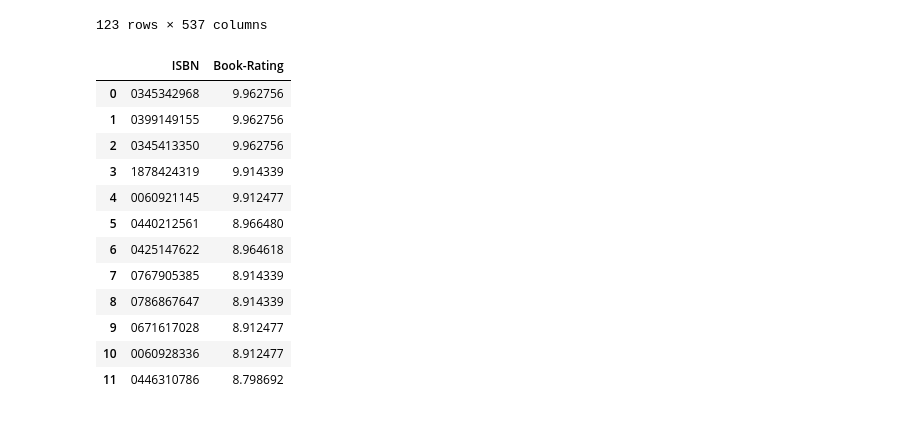
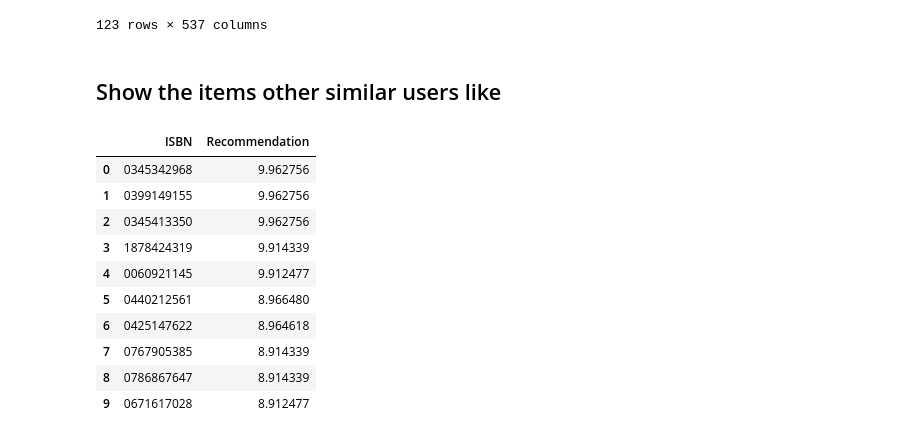
Before and after one commit to marinaepitropaki/BookRecommendationSystem, a Jupyter notebook: lukas.ipynb, the cells around one changed output. Drawn from its saved outputs; the diff is of its cells as text; code cells hidden in the pictures.

```diff
--- a/lukas.ipynb
+++ b/lukas.ipynb
@@ -438,9 +422,9 @@ n_users = 500
 user_min_similar = 0.5
 
 
-similar_users = user_similarity[user_similarity[picked_userid]>=user_min_similar][picked_userid].sort_values(ascending=False)[:n_users]
+similar_users = user_similarity[user_similarity[userid]>=user_min_similar][userid].sort_values(ascending=False)[:n_users]
 # Print out top n similar users
-print(f'The similar users for user {picked_userid} are', similar_users)
+print(f'The similar users for user {userid} are', similar_users)
 # %% [output]
 The similar users for user 26 are User-ID
 43113     0.742735
@@ -460,6 +442,6 @@ Name: 26, Length: 123, dtype: float64
 # %%
-#picked_userid_watched = matrix_norm[matrix_norm.index == picked_userid].dropna(axis=1, how='all')
-#picked_userid_watched
+userid_watched = matrix_norm[matrix_norm.index == userid].dropna(axis=1, how='all')
+userid_watched
 # %% [output]
 | ISBN | 002542730X | 0060096195 | 006016848X | 0060173289 | 0060175400 | 0060199652 | 0060391626 | 0060392452 | ... |
 | User-ID |  |  |  |  |  |  |  |  | ... |
@@ -471,7 +453,7 @@ Name: 26, Length: 123, dtype: float64
 similar_user_books = matrix_norm[matrix_norm.index.isin(similar_users.index)].dropna(axis=1, how='all')
 
 # exclude already liked books
-similar_user_books.drop(picked_userid_watched.columns,axis=0, inplace=True, errors='ignore')
+similar_user_books.drop(userid_watched.columns,axis=0, inplace=True, errors='ignore')
 similar_user_books
 # %% [output]
 | ISBN | 002542730X | 0060096195 | 006016848X | 0060173289 | 0060175400 | 0060199652 | 0060391626 | 0060392452 | ... |
@@ -493,8 +475,6 @@ similar_user_books
 # %%
-# Remove the watched movie from the movie list
-similar_user_movies[similar_user_movies < 0] = float("NaN")
-
-similar_user_movies
+similar_user_books[similar_user_books < 0] = float("NaN")
+similar_user_books
 # %% [output]
 | ISBN | 002542730X | 0060096195 | 006016848X | 0060173289 | 0060175400 | 0060199652 | 0060391626 | 0060392452 | ... |
 | User-ID |  |  |  |  |  |  |  |  | ... |
@@ -515,32 +493,36 @@ similar_user_movies
+# %% [markdown]
+## Show the items other similar users like
 # %%
 import math
-item_score = {}
+books = {}
 
-for i in similar_user_movies.columns:
+for i in similar_user_books.columns:
 
-    total = 0 # Create a variable to store the score
-    count = 0 # Create a variable to store the number of scores
+    total = 0 # total rating
+    count = 0 # rating count
 
-    ISBN_and_similarity_with_other_users = similar_user_movies[i]
+    ISBN_and_similarity_with_other_users = similar_user_books[i]
 
     for j in ISBN_and_similarity_with_other_users:
         if math.isnan(j) == False:
             total+=j
             count+=1
-            item_score[i] = total / count
-
-# Convert dictionary to pandas dataframe
-item_score = pd.DataFrame(item_score.items(), columns=[ 'ISBN', 'Book-Rating'])
-ranked_item_score = item_score.sort_values(by='Book-Rating', ascending=False)
-
-m = 12
-ranked_item_score.head(m).reset_index(drop=True)
+            books[i] = total / count
 
 
+books = pd.DataFrame(books.items(), columns=[ 'ISBN', 'Recommendation'])
+recommended_books = books.sort_values(by='Recommendation', ascending=False)
+
+m = 10
+recommended_books.head(m).reset_index(drop=True)
+sb.barplot(
+    x = "Similarity_Score",
+    y = "book_title",
+    data = Jaccard_recommendation_df).set(title = "Top 10 recommended books according to Decision in Normandy", xlim=(0.09,0.18))
 # the more books we're scanning the more likely we're to find a near-neighbouring user that has the same profile - hence more book data to analyse based on
 # the downside is longer load time
 # %% [output]
-|  | ISBN | Book-Rating |
+|  | ISBN | Recommendation |
 | 0 | 0345342968 | 9.962756 |
 | 1 | 0399149155 | 9.962756 |
 | 2 | 0345413350 | 9.962756 |
@@ -551,5 +533,3 @@ ranked_item_score.head(m).reset_index(drop=True)
 | 7 | 0767905385 | 8.914339 |
 | 8 | 0786867647 | 8.914339 |
 | 9 | 0671617028 | 8.912477 |
-| 10 | 0060928336 | 8.912477 |
-| 11 | 0446310786 | 8.798692 |
```
Also changed, not shown: parts of 36 cells of this notebook.
